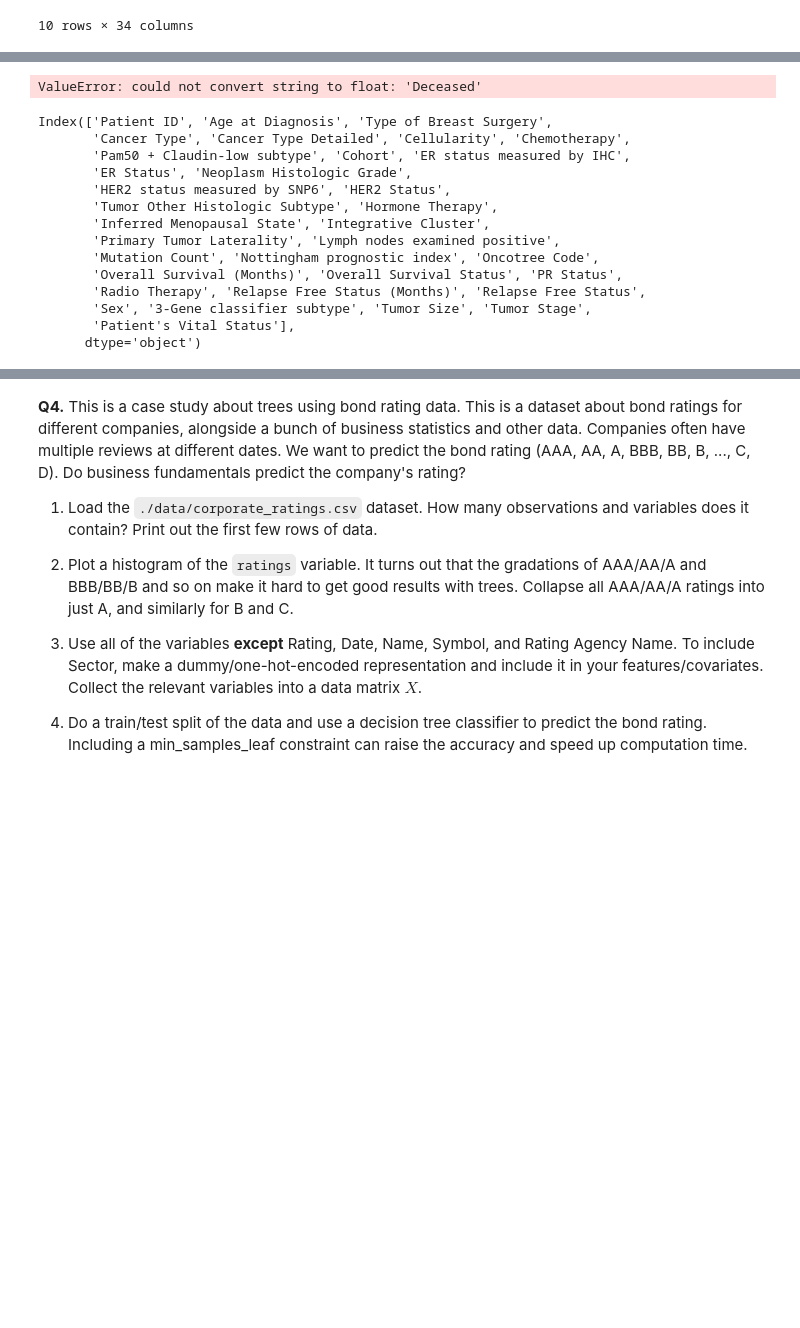
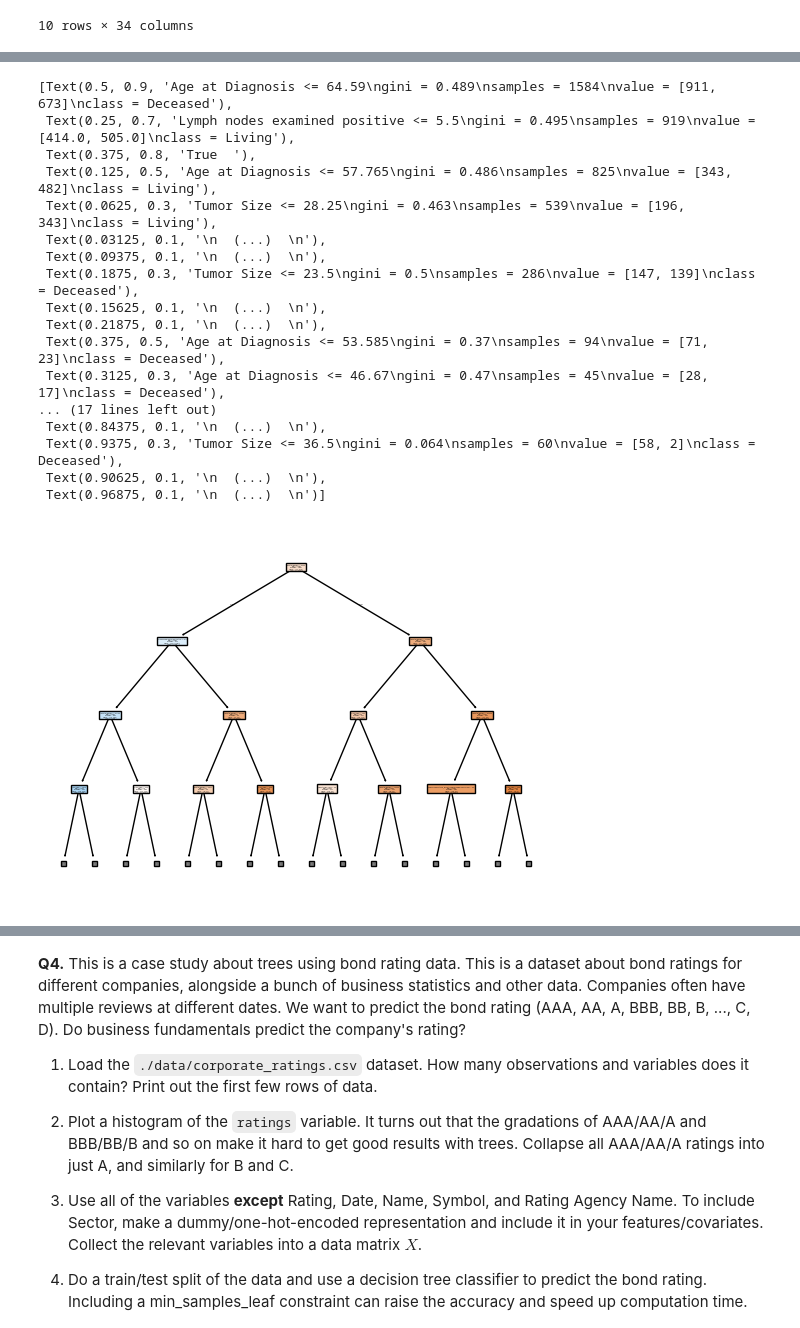
Before and after one commit to yuthimreddy/trees, a Jupyter notebook: assignment/assignment.ipynb, the cells around one changed output, grey strips where cells are left out. Saved outputs shown, nothing was run; the diff lists cells and outputs as text; code cells hidden in the pictures; blank space fills up the shorter version.

```diff
--- a/assignment/assignment.ipynb
+++ b/assignment/assignment.ipynb
@@ -268,33 +269,37 @@ bc_cat_cols = ['Tumor Stage', 'Chemotherapy', 'Cancer Type Detailed']
 bc_df_encoded = pd.get_dummies(bc_df[bc_cat_cols], drop_first=True)
 X = pd.concat([bc_df[bc_numeric_cols], bc_df_encoded], axis=1)
 # %%
-# 3. dropping values and setting print
+# 3. dropping values and setting target and feature vars:
 bc_df_clean = bc_df.dropna(subset=['Overall Survival (Months)'])
 X = pd.concat([bc_df_clean[bc_numeric_cols], pd.get_dummies(bc_df_clean[bc_cat_cols], drop_first=True)], axis=1)
 y = bc_df_clean['Overall Survival Status']
 
 # splitting data into test/train:
 X_train, X_test, Y_train, Y_test = train_test_split(X, y, test_size = 0.2, random_state=42)
 
-# setting min_leaf to 10 and plotting dendrogram
-model = DecisionTreeRegressor(min_samples_leaf=10, random_state=42)
-model.fit(X_train, Y_train)
+# setting min_leaf to 10 and fitting model:
+from sklearn.tree import DecisionTreeClassifier
+bc_model = DecisionTreeClassifier(min_samples_leaf=10, random_state=42)
+bc_model.fit(X_train, Y_train)
+
+# plotting dendrogram:
+plot_tree(bc_model, filled=True, feature_names=X.columns, class_names=bc_model.classes_, max_depth=3)
 # %% [output]
-ValueError: could not convert string to float: 'Deceased'
+[Text(0.5, 0.9, 'Age at Diagnosis <= 64.59\ngini = 0.489\nsamples = 1584\nvalue = [911, 673]\nclass = Deceased'),
+ Text(0.25, 0.7, 'Lymph nodes examined positive <= 5.5\ngini = 0.495\nsamples = 919\nvalue = [414.0, 505.0]\nclass = Living'),
+ Text(0.375, 0.8, 'True  '),
+ Text(0.125, 0.5, 'Age at Diagnosis <= 57.765\ngini = 0.486\nsamples = 825\nvalue = [343, 482]\nclass = Living'),
+ Text(0.0625, 0.3, 'Tumor Size <= 28.25\ngini = 0.463\nsamples = 539\nvalue = [196, 343]\nclass = Living'),
+ Text(0.03125, 0.1, '\n  (...)  \n'),
+ Text(0.09375, 0.1, '\n  (...)  \n'),
+ Text(0.1875, 0.3, 'Tumor Size <= 23.5\ngini = 0.5\nsamples = 286\nvalue = [147, 139]\nclass = Deceased'),
+ Text(0.15625, 0.1, '\n  (...)  \n'),
+ Text(0.21875, 0.1, '\n  (...)  \n'),
+ Text(0.375, 0.5, 'Age at Diagnosis <= 53.585\ngini = 0.37\nsamples = 94\nvalue = [71, 23]\nclass = Deceased'),
+ Text(0.3125, 0.3, 'Age at Diagnosis <= 46.67\ngini = 0.47\nsamples = 45\nvalue = [28, 17]\nclass = Deceased'),
+... (17 lines left out)
+ Text(0.84375, 0.1, '\n  (...)  \n'),
+ Text(0.9375, 0.3, 'Tumor Size <= 36.5\ngini = 0.064\nsamples = 60\nvalue = [58, 2]\nclass = Deceased'),
+ Text(0.90625, 0.1, '\n  (...)  \n'),
+ Text(0.96875, 0.1, '\n  (...)  \n')]
+[figure, added]
-# %%
-bc_df_clean.columns
-# %% [output]
-Index(['Patient ID', 'Age at Diagnosis', 'Type of Breast Surgery',
-       'Cancer Type', 'Cancer Type Detailed', 'Cellularity', 'Chemotherapy',
-       'Pam50 + Claudin-low subtype', 'Cohort', 'ER status measured by IHC',
-       'ER Status', 'Neoplasm Histologic Grade',
-       'HER2 status measured by SNP6', 'HER2 Status',
-       'Tumor Other Histologic Subtype', 'Hormone Therapy',
-       'Inferred Menopausal State', 'Integrative Cluster',
-       'Primary Tumor Laterality', 'Lymph nodes examined positive',
-       'Mutation Count', 'Nottingham prognostic index', 'Oncotree Code',
-       'Overall Survival (Months)', 'Overall Survival Status', 'PR Status',
-       'Radio Therapy', 'Relapse Free Status (Months)', 'Relapse Free Status',
-       'Sex', '3-Gene classifier subtype', 'Tumor Size', 'Tumor Stage',
-       'Patient's Vital Status'],
-      dtype='object')
```
Also changed, not shown: parts of 4 cells of this notebook.
